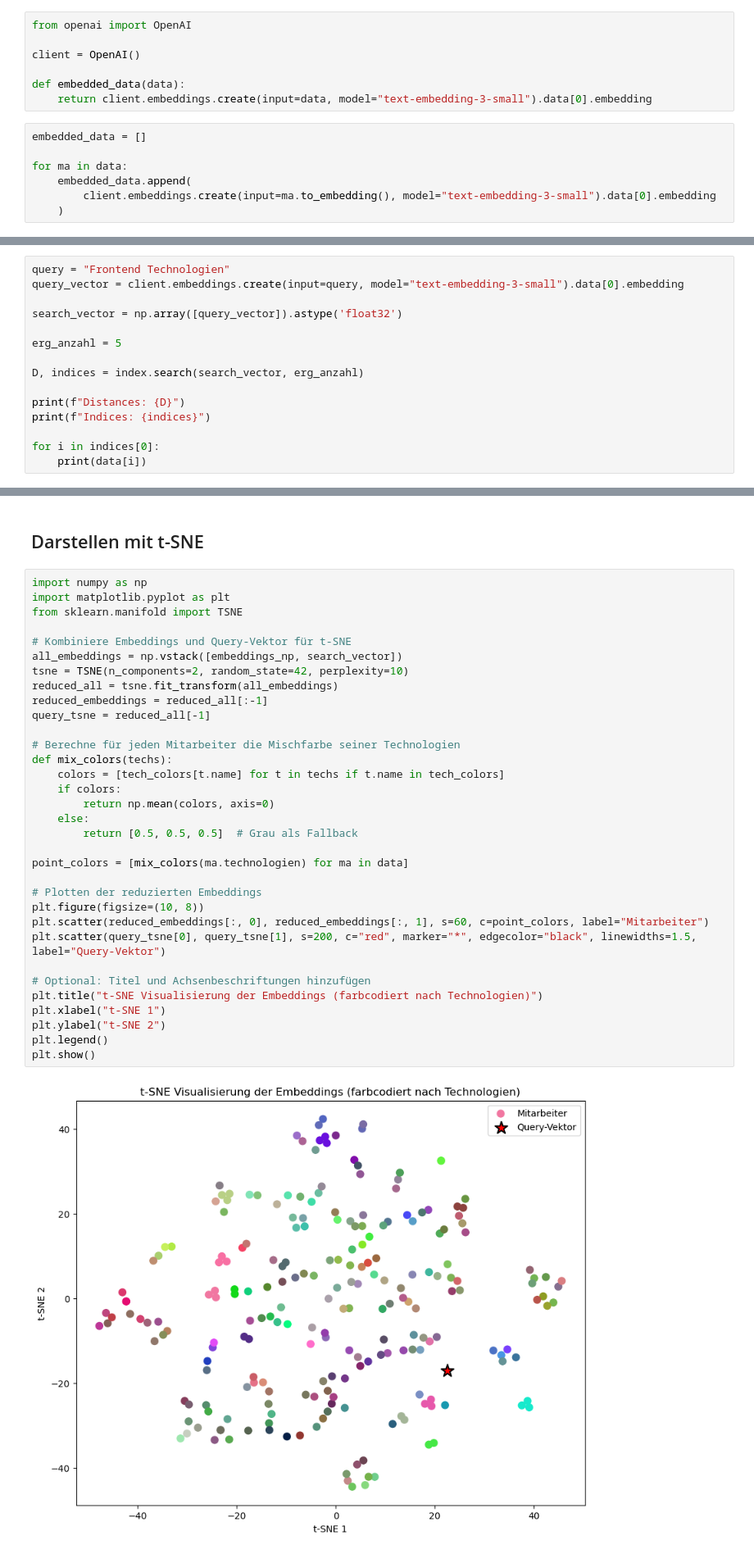
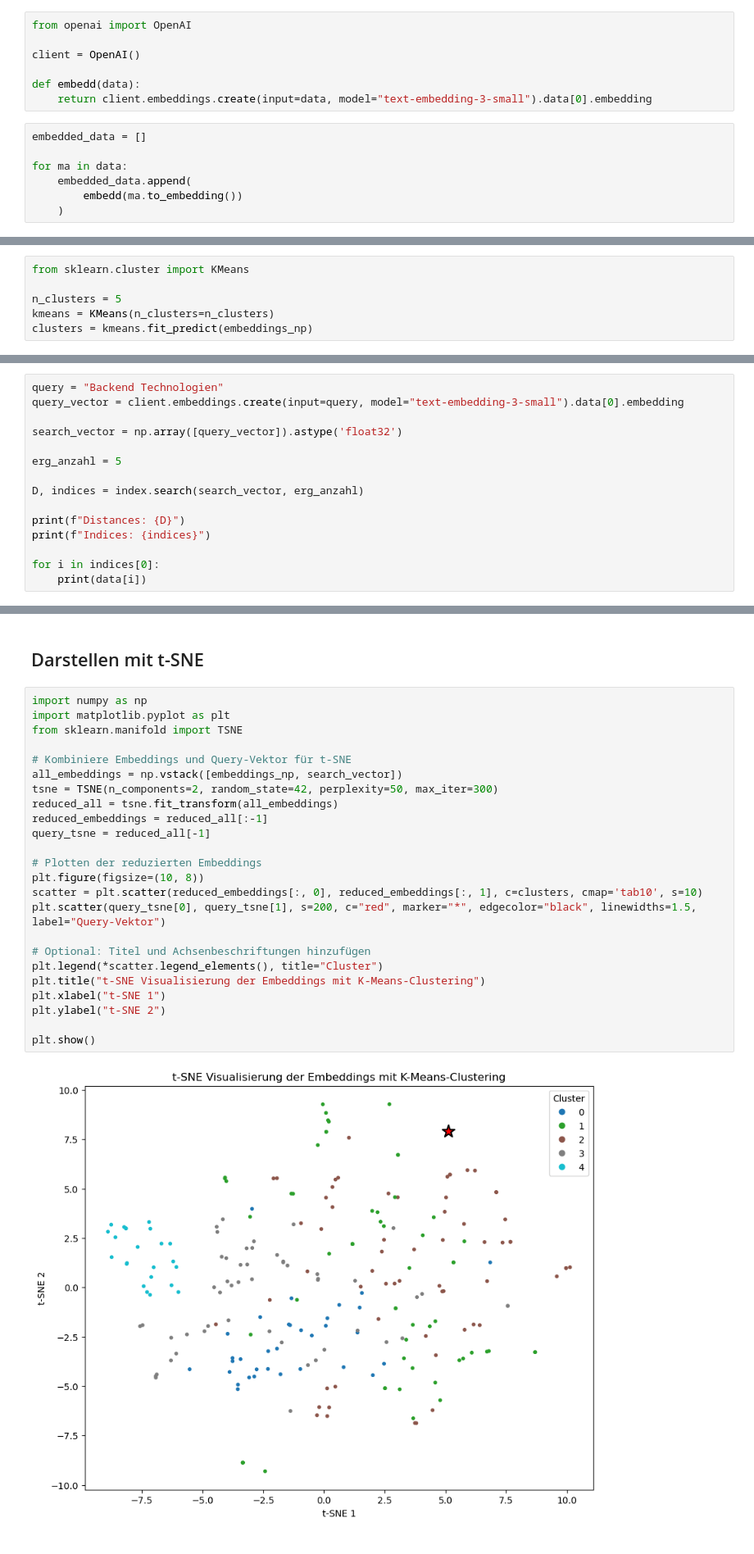
Before and after one commit to BTBTimoAntoniak/vektordatenbank-test, a Jupyter notebook: vektordatenbank.ipynb, the cells around one changed output, grey strips where cells are left out. Shown: that part at 82% size. Cells and saved outputs as stored; diff of their text form.

```diff
--- a/vektordatenbank.ipynb
+++ b/vektordatenbank.ipynb
@@ -110,14 +78,14 @@ from openai import OpenAI
 
 client = OpenAI()
 
-def embedded_data(data):
+def embedd(data):
     return client.embeddings.create(input=data, model="text-embedding-3-small").data[0].embedding
 # %%
 embedded_data = []
 
 for ma in data:
     embedded_data.append(
-        client.embeddings.create(input=ma.to_embedding(), model="text-embedding-3-small").data[0].embedding
+        embedd(ma.to_embedding())
     )
 # %% [markdown]
 ## Erstellen der Vektordatenbank
@@ -133,7 +103,13 @@ index.add(embeddings_np)
+# %%
+from sklearn.cluster import KMeans
+
+n_clusters = 5
+kmeans = KMeans(n_clusters=n_clusters)
+clusters = kmeans.fit_predict(embeddings_np)
 # %% [markdown]
 ## Suche in der Vektordatenbank
 # %%
-query = "Frontend Technologien"
+query = "Backend Technologien"
 query_vector = client.embeddings.create(input=query, model="text-embedding-3-small").data[0].embedding
 
 search_vector = np.array([query_vector]).astype('float32')
@@ -170,35 +146,26 @@ Mitarbeiter:
 # %%
 import numpy as np
 import matplotlib.pyplot as plt
 from sklearn.manifold import TSNE
 
 # Kombiniere Embeddings und Query-Vektor für t-SNE
 all_embeddings = np.vstack([embeddings_np, search_vector])
-tsne = TSNE(n_components=2, random_state=42, perplexity=10)
+tsne = TSNE(n_components=2, random_state=42, perplexity=50, max_iter=300)
 reduced_all = tsne.fit_transform(all_embeddings)
 reduced_embeddings = reduced_all[:-1]
 query_tsne = reduced_all[-1]
 
-# Berechne für jeden Mitarbeiter die Mischfarbe seiner Technologien
-def mix_colors(techs):
-    colors = [tech_colors[t.name] for t in techs if t.name in tech_colors]
-    if colors:
-        return np.mean(colors, axis=0)
-    else:
-        return [0.5, 0.5, 0.5]  # Grau als Fallback
-
-point_colors = [mix_colors(ma.technologien) for ma in data]
-
 # Plotten der reduzierten Embeddings
 plt.figure(figsize=(10, 8))
-plt.scatter(reduced_embeddings[:, 0], reduced_embeddings[:, 1], s=60, c=point_colors, label="Mitarbeiter")
+scatter = plt.scatter(reduced_embeddings[:, 0], reduced_embeddings[:, 1], c=clusters, cmap='tab10', s=10)
 plt.scatter(query_tsne[0], query_tsne[1], s=200, c="red", marker="*", edgecolor="black", linewidths=1.5, label="Query-Vektor")
 
 # Optional: Titel und Achsenbeschriftungen hinzufügen
-plt.title("t-SNE Visualisierung der Embeddings (farbcodiert nach Technologien)")
+plt.legend(*scatter.legend_elements(), title="Cluster")
+plt.title("t-SNE Visualisierung der Embeddings mit K-Means-Clustering")
 plt.xlabel("t-SNE 1")
 plt.ylabel("t-SNE 2")
-plt.legend()
+
 plt.show()
 # %% [output]
-[figure, old version]
+[figure, new version]
```
Also changed, not shown: parts of 5 cells of this notebook.
